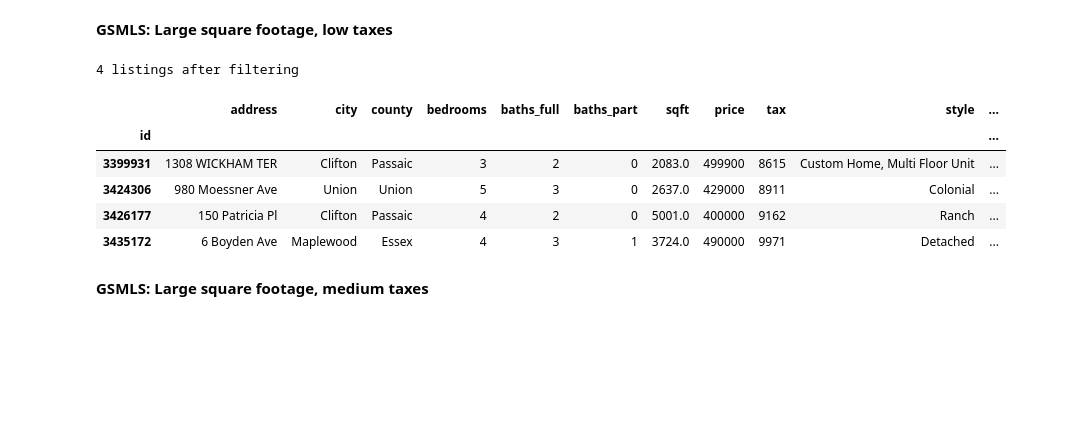
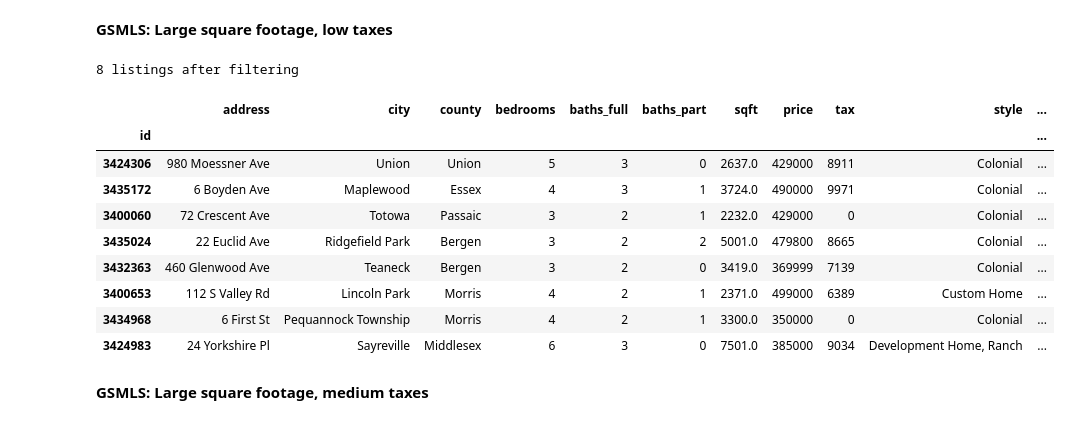
Before and after one commit to AlJohri/nj-house-search, a Jupyter notebook: analysis.ipynb, the cells around one changed output. Cells and saved outputs as stored; diff of their text form; code cells hidden in the pictures; blank space fills up the shorter version.

```diff
--- a/analysis.ipynb
+++ b/analysis.ipynb
@@ -20,7 +19,7 @@ def preview_gsmls_df(mydf, save=False):
         'sqft', 'price', 'tax', 'style', 'rooms', 'park_and_ride_name',
         'park_and_ride_duration_text', 'park_and_ride_type', 'park_and_ride_distance',
         'park_and_ride_bus_name', 'park_and_ride_bus_distance',
-        'barnabas_duration_text', 'source']
+        'barnabas_duration_text', 'nyc_duration_text', 'source']
     if save:
         mydf[columns].to_csv('gsmls.csv')
     display(HTML(
@@ -78,8 +70,14 @@ gsmls_listings = []
 for county in tqdm(counties):
 
     gsmls_listings += get_listings(county,
+                           min_list_price=350000,
+                           max_list_price=400000,
+                           min_bedrooms=3,
+                           min_bathrooms=2)
+
+    gsmls_listings += get_listings(county,
                            min_list_price=400000,
-                           max_list_price=500000,
+                           max_list_price=515000,
                            min_bedrooms=3,
                            min_bathrooms=2)
 
@@ -317,15 +330,19 @@ If you're reading this message in another frontend (for example, a static render
 # %%
 gsmls_filters = lambda x: ((x.address.notnull()) &
                             (~x.city.isin(blacklist_cities)) &
-                            (x.barnabas_duration < HALF_HOUR) &
-                            (x.park_and_ride_duration1 < TEN_MINUTES) &
-                            (x.park_and_ride_duration < ONE_HOUR_TEN_MINUTES) &
+                            (x.barnabas_duration < HALF_HOUR + TEN_MINUTES) &
+                            ((x.park_and_ride_duration1 < TEN_MINUTES) & (x.park_and_ride_duration < ONE_HOUR_TEN_MINUTES) | (x.nyc_duration < ONE_HOUR_TEN_MINUTES)) &
                             (~x['style'].str.contains('Townhouse', case=False)) &
                             (~x['style'].str.contains('Bi-Level', case=False)) &
                             (~x['style'].str.contains('Cape Cod', case=False)) &
+                            (~x['style'].str.contains('Multi Floor Unit', case=False)) &
+                            (~x['style'].str.contains('1/2 Duplex', case=False)) &
                             (~x.heat_source.str.contains('oil', case=False, na=True)) &
+                            (~x.heat_system.str.contains('radiator', case=False, na=True)) &
+                            # (x.cool_system.str.contains('central', case=False, na=True)) &
                             (~x.water.str.contains('well', case=False, na=True)) &
-                            (~x.sewer.str.contains('septic', case=False, na=True)))
+                            (~x.sewer.str.contains('septic', case=False, na=True))
+                          )
 
 def show_gsmls():
     df = pd.DataFrame(gsmls_listings)
@@ -338,17 +355,21 @@ def show_gsmls():
 # %%
 df1a = show_gsmls()
 df1a = df1a[(df1a.sqft > 2000) & (df1a.tax < 10000)]
-df1a = df1a.sort_values('tax')
+df1a = df1a.sort_values('barnabas_duration')
 print(len(df1a), "listings after filtering")
 preview_gsmls_df(df1a)
 # %% [output]
-4 listings after filtering
+8 listings after filtering
 |  | address | city | county | bedrooms | baths_full | baths_part | sqft | price | tax | style | ... |
 | id |  |  |  |  |  |  |  |  |  |  | ... |
-| 3399931 | 1308 WICKHAM TER | Clifton | Passaic | 3 | 2 | 0 | 2083.0 | 499900 | 8615 | Custom Home, Multi Floor Unit | ... |
 | 3424306 | 980 Moessner Ave | Union | Union | 5 | 3 | 0 | 2637.0 | 429000 | 8911 | Colonial | ... |
-| 3426177 | 150 Patricia Pl | Clifton | Passaic | 4 | 2 | 0 | 5001.0 | 400000 | 9162 | Ranch | ... |
-| 3435172 | 6 Boyden Ave | Maplewood | Essex | 4 | 3 | 1 | 3724.0 | 490000 | 9971 | Detached | ... |
+| 3435172 | 6 Boyden Ave | Maplewood | Essex | 4 | 3 | 1 | 3724.0 | 490000 | 9971 | Colonial | ... |
+| 3400060 | 72 Crescent Ave | Totowa | Passaic | 3 | 2 | 1 | 2232.0 | 429000 | 0 | Colonial | ... |
+| 3435024 | 22 Euclid Ave | Ridgefield Park | Bergen | 3 | 2 | 2 | 5001.0 | 479800 | 8665 | Colonial | ... |
+| 3432363 | 460 Glenwood Ave | Teaneck | Bergen | 3 | 2 | 0 | 3419.0 | 369999 | 7139 | Colonial | ... |
+| 3400653 | 112 S Valley Rd | Lincoln Park | Morris | 4 | 2 | 1 | 2371.0 | 499000 | 6389 | Custom Home | ... |
+| 3434968 | 6 First St | Pequannock Township | Morris | 4 | 2 | 1 | 3300.0 | 350000 | 0 | Colonial | ... |
+| 3424983 | 24 Yorkshire Pl | Sayreville | Middlesex | 6 | 3 | 0 | 7501.0 | 385000 | 9034 | Development Home, Ranch | ... |
 # %% [markdown]
 **GSMLS: Large square footage, medium taxes**
 # %%
```
Also changed, not shown: parts of 17 cells of this notebook.
